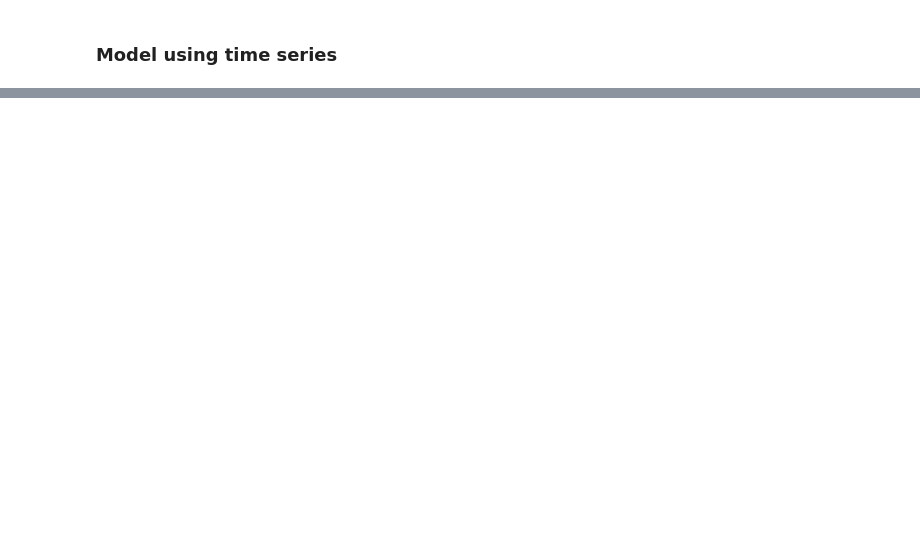
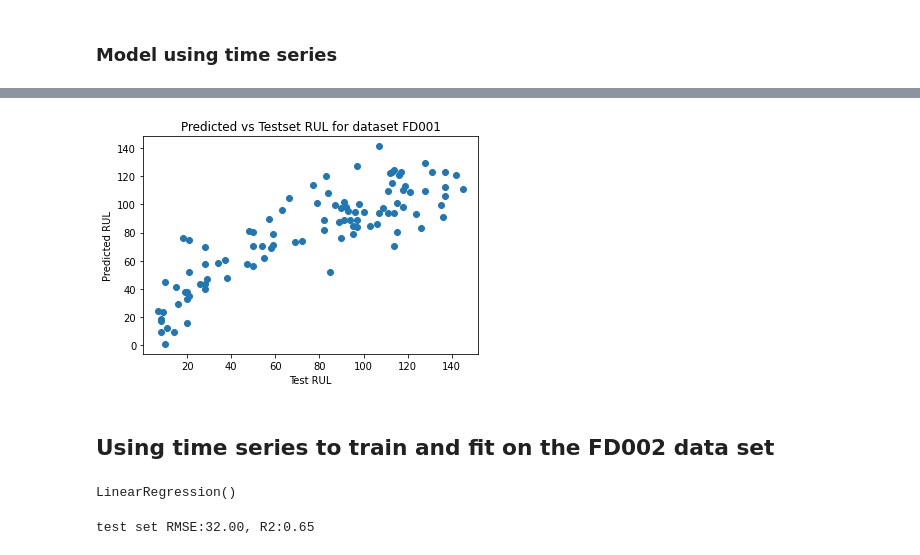
Before and after one commit to TurbofanPrognostics/turbofan_prognostics, a Jupyter notebook: notebooks/turbofan_timeseries.ipynb, the cells around one changed output, grey strips where cells are left out. Drawn from its saved outputs; the diff is of its cells as text; code cells hidden in the pictures; blank space fills up the shorter version.

```diff
--- a/notebooks/turbofan_timeseries.ipynb
+++ b/notebooks/turbofan_timeseries.ipynb
@@ -222,0 +192,3 @@ len(y_hat_test)
+# %%
+lm_fd001 = LinearRegression()
+lm_fd001.fit(Xtrain, ytrain)
@@ -222,0 +206,14 @@ len(y_hat_test)
+# %%
+def get_test_data(df, dataset = "fd001"):
+    if dataset:
+        Xtest = df.loc[(dataset)].drop(drop_test_labels, axis=1)
+    else:
+        Xtest = df.drop(drop_test_labels, axis=1)
+        print(f"No training set provided.  Using entire dataset")
+
+    lag1 = [col + '_lag_1' for col in remaining_sensors]
+    Xtest[lag1] = Xtest[remaining_sensors].shift(1)
+    Xtest.dropna(inplace=True)
+    Xtest_last_cycle = Xtest.groupby(level='unit_number').last()
+
+    return Xtest_last_cycle
@@ -222,0 +222,4 @@ len(y_hat_test)
+# %%
+Xtest_fd001 = get_test_data(test, dataset = "fd001")
+# %%
+y_hat_test = lm_fd001.predict(Xtest_fd001)
@@ -222,0 +249,9 @@ len(y_hat_test)
+# %%
+plt.scatter(rul_fd001_raw, y_hat_test)
+plt.xlabel("Test RUL")
+plt.ylabel("Predicted RUL")
+plt.title("Predicted vs Testset RUL for dataset FD001");
+# %% [output]
+[figure, added]
+# %% [markdown]
+## Using time series to train and fit on the FD002 data set
@@ -222,0 +260,5 @@ len(y_hat_test)
+# %%
+lm_fd002 = LinearRegression()
+lm_fd002.fit(Xtrain, ytrain)
+# %% [output]
+LinearRegression()
@@ -222,0 +269,4 @@ len(y_hat_test)
+# %%
+evaluate(rul_fd002_raw, y_hat_test, label='test')
+# %% [output]
+test set RMSE:32.00, R2:0.65
```
Also changed, not shown: parts of 111 cells of this notebook.
